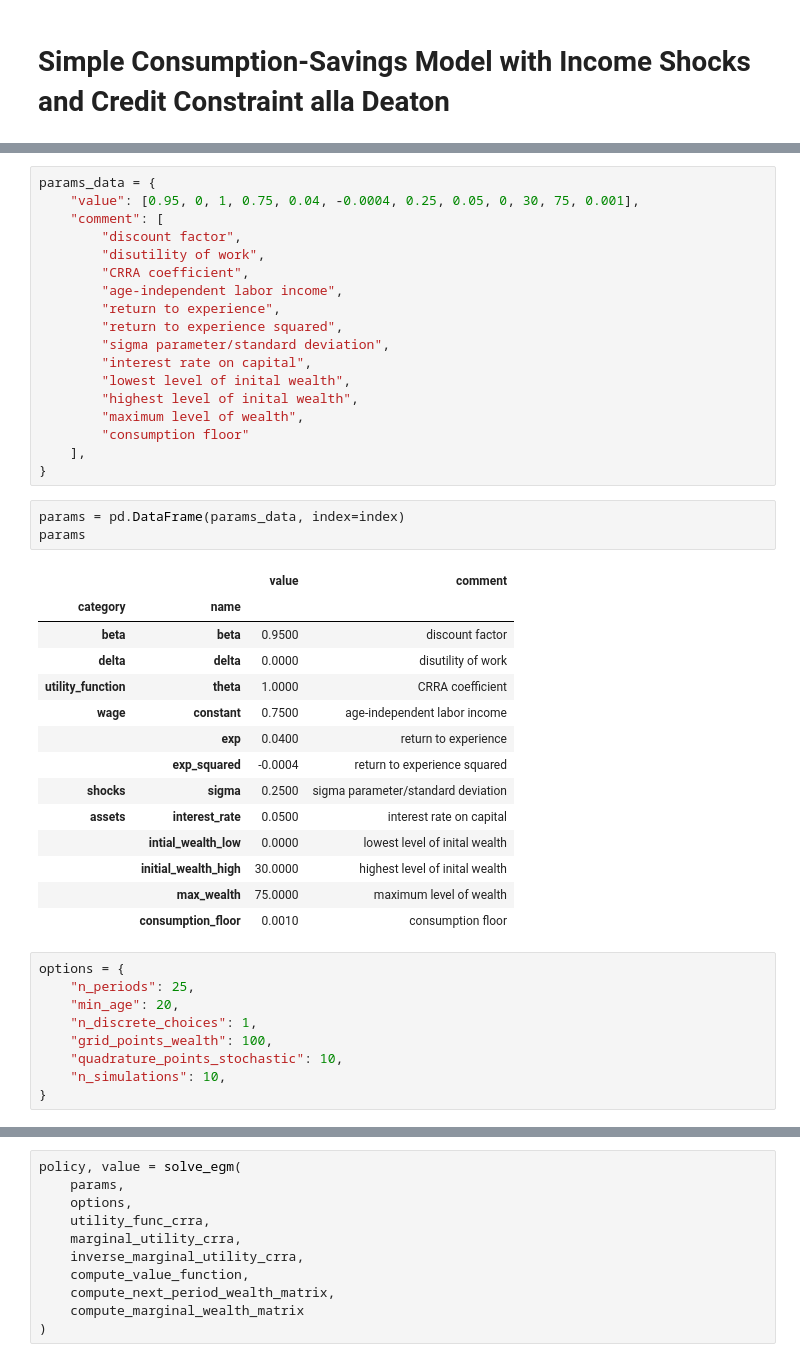
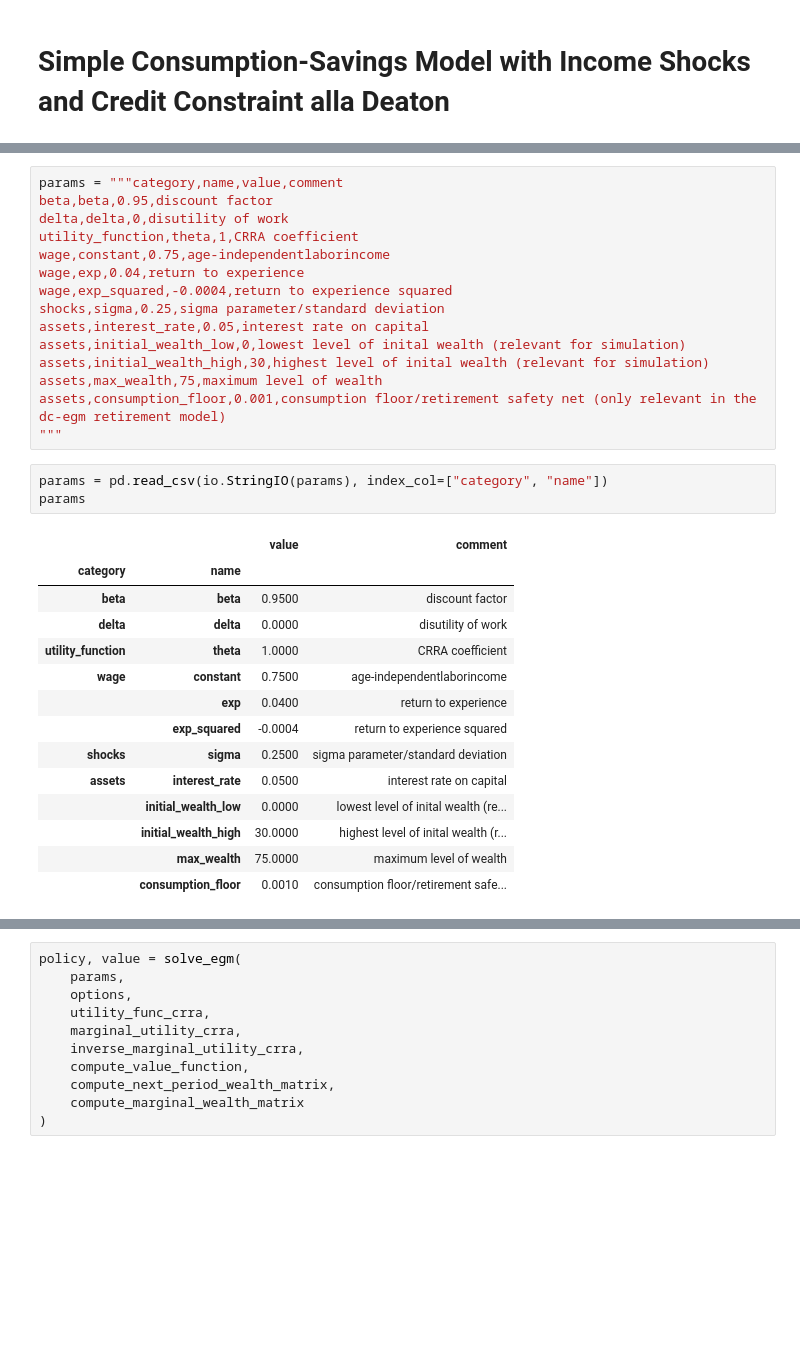
Before and after one commit to OpenSourceEconomics/dcegm, a Jupyter notebook: egm_consumption_savings_example.ipynb, the cells around one changed output, grey strips where cells are left out. Drawn from its saved outputs; the diff is of its cells as text; blank space fills up the shorter version.

Commit message:
Move EGM files to src folder. Update example_notebook: Read in params and options via string (csv and yaml file, respectively).

```diff
--- a/egm_consumption_savings_example.ipynb
+++ b/egm_consumption_savings_example.ipynb
@@ -43,45 +23,33 @@ index = pd.MultiIndex.from_tuples(tuples, names=["category", "name"])
-# %%
-params_data = {
-    "value": [0.95, 0, 1, 0.75, 0.04, -0.0004, 0.25, 0.05, 0, 30, 75, 0.001],
-    "comment": [
-        "discount factor",
-        "disutility of work",
-        "CRRA coefficient",
-        "age-independent labor income",
-        "return to experience",
-        "return to experience squared",
-        "sigma parameter/standard deviation",
-        "interest rate on capital",
-        "lowest level of inital wealth",
-        "highest level of inital wealth",
-        "maximum level of wealth",
-        "consumption floor"
-    ],
-}
-# %%
-params = pd.DataFrame(params_data, index=index)
-params
-# %% [output]
-|  |  | value | comment |
-| category | name |  |  |
-| beta | beta | 0.9500 | discount factor |
-| delta | delta | 0.0000 | disutility of work |
-| utility_function | theta | 1.0000 | CRRA coefficient |
-| wage | constant | 0.7500 | age-independent labor income |
-|  | exp | 0.0400 | return to experience |
-|  | exp_squared | -0.0004 | return to experience squared |
-| shocks | sigma | 0.2500 | sigma parameter/standard deviation |
-| assets | interest_rate | 0.0500 | interest rate on capital |
-|  | intial_wealth_low | 0.0000 | lowest level of inital wealth |
-|  | initial_wealth_high | 30.0000 | highest level of inital wealth |
-|  | max_wealth | 75.0000 | maximum level of wealth |
-|  | consumption_floor | 0.0010 | consumption floor |
-# %%
-options = {
-    "n_periods": 25,
-    "min_age": 20,
-    "n_discrete_choices": 1,
-    "grid_points_wealth": 100,
-    "quadrature_points_stochastic": 10,
-    "n_simulations": 10,
-}
+# %%
+params = """category,name,value,comment
+beta,beta,0.95,discount factor
+delta,delta,0,disutility of work
+utility_function,theta,1,CRRA coefficient
+wage,constant,0.75,age-independentlaborincome
+wage,exp,0.04,return to experience
+wage,exp_squared,-0.0004,return to experience squared
+shocks,sigma,0.25,sigma parameter/standard deviation
+assets,interest_rate,0.05,interest rate on capital
+assets,initial_wealth_low,0,lowest level of inital wealth (relevant for simulation)
+assets,initial_wealth_high,30,highest level of inital wealth (relevant for simulation)
+assets,max_wealth,75,maximum level of wealth
+assets,consumption_floor,0.001,consumption floor/retirement safety net (only relevant in the dc-egm retirement model)
+"""
+# %%
+params = pd.read_csv(io.StringIO(params), index_col=["category", "name"])
+params
+# %% [output]
+|  |  | value | comment |
+| category | name |  |  |
+| beta | beta | 0.9500 | discount factor |
+| delta | delta | 0.0000 | disutility of work |
+| utility_function | theta | 1.0000 | CRRA coefficient |
+| wage | constant | 0.7500 | age-independentlaborincome |
+|  | exp | 0.0400 | return to experience |
+|  | exp_squared | -0.0004 | return to experience squared |
+| shocks | sigma | 0.2500 | sigma parameter/standard deviation |
+| assets | interest_rate | 0.0500 | interest rate on capital |
+|  | initial_wealth_low | 0.0000 | lowest level of inital wealth (re... |
+|  | initial_wealth_high | 30.0000 | highest level of inital wealth (r... |
+|  | max_wealth | 75.0000 | maximum level of wealth |
+|  | consumption_floor | 0.0010 | consumption floor/retirement safe... |
```
Also changed, not shown: parts of 6 cells of this notebook, 4 other files.
